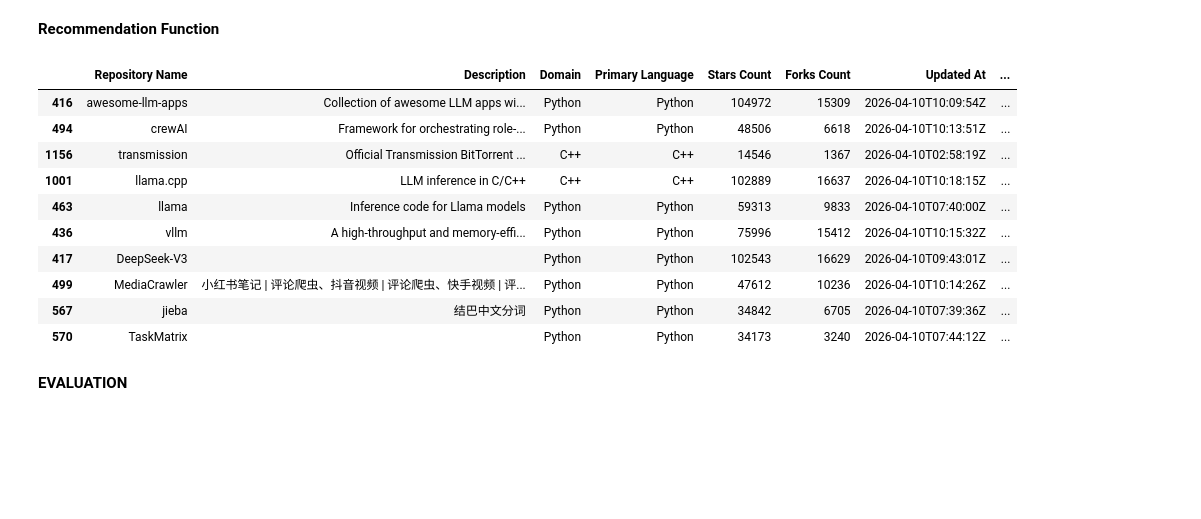
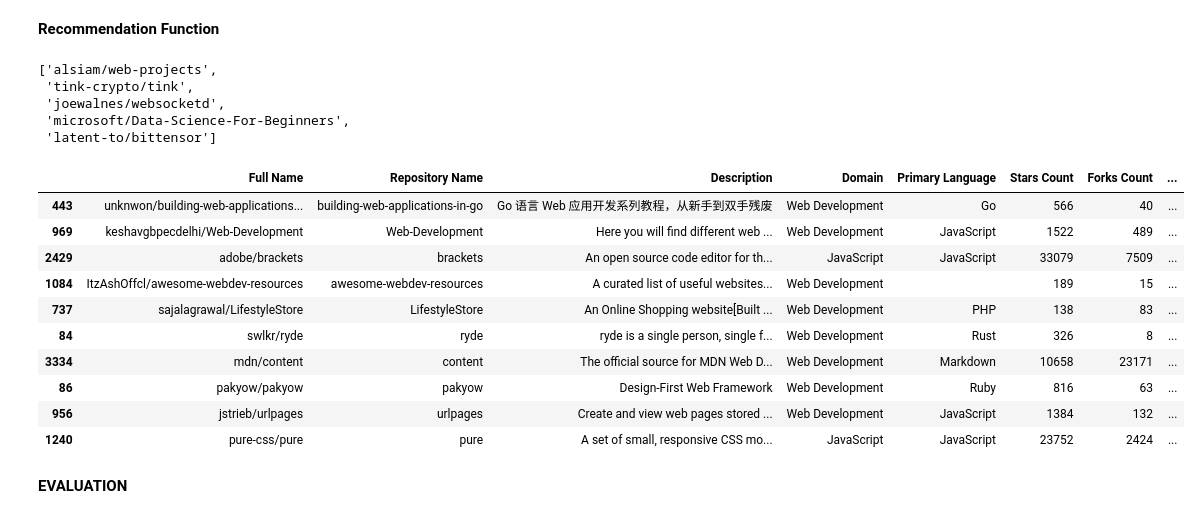
Before and after one commit to Vedid11/OpenSourceCompass, a Jupyter notebook: notebooks/model_training.ipynb, the cells around one changed output. Cells and saved outputs as stored; diff of their text form; code cells hidden in the pictures; blank space fills up the shorter version.

```diff
--- a/notebooks/model_training.ipynb
+++ b/notebooks/model_training.ipynb
@@ -90,9 +90,9 @@ df.iloc[indices][["Repository Name", "Description", "Primary Language", "Stars C
 # %%
 # Recommendation Function
 
-def recommend(repo_name, n=10):
+def recommend(full_name, n=10):
 
-    repo_indices = df.index[df["Repository Name"] == repo_name].tolist()
+    repo_indices = df.index[df["Full Name"] == full_name].tolist()
 
     if not repo_indices:
         return "Repository not found"
@@ -118,6 +118,7 @@ def recommend(repo_name, n=10):
     scores = [i[1] for i in similarity_scores]
 
     recommendations = df.iloc[indices][[
+        "Full Name",
         "Repository Name",
         "Description",
         "Domain",
@@ -130,20 +131,28 @@ def recommend(repo_name, n=10):
     recommendations["Similarity"] = scores
 
     return recommendations
+# %%
+df["Full Name"].sample(5,random_state=42).tolist()
+# %% [output]
+['alsiam/web-projects',
+ 'tink-crypto/tink',
+ 'joewalnes/websocketd',
+ 'microsoft/Data-Science-For-Beginners',
+ 'latent-to/bittensor']
 # %%
-recommend('BitNet', 10)
+recommend('alsiam/web-projects')
 # %% [output]
-|  | Repository Name | Description | Domain | Primary Language | Stars Count | Forks Count | Updated At | ... |
-| 416 | awesome-llm-apps | Collection of awesome LLM apps wi... | Python | Python | 104972 | 15309 | 2026-04-10T10:09:54Z | ... |
-| 494 | crewAI | Framework for orchestrating role-... | Python | Python | 48506 | 6618 | 2026-04-10T10:13:51Z | ... |
-| 1156 | transmission | Official Transmission BitTorrent ... | C++ | C++ | 14546 | 1367 | 2026-04-10T02:58:19Z | ... |
-| 1001 | llama.cpp | LLM inference in C/C++ | C++ | C++ | 102889 | 16637 | 2026-04-10T10:18:15Z | ... |
-| 463 | llama | Inference code for Llama models | Python | Python | 59313 | 9833 | 2026-04-10T07:40:00Z | ... |
-| 436 | vllm | A high-throughput and memory-effi... | Python | Python | 75996 | 15412 | 2026-04-10T10:15:32Z | ... |
-| 417 | DeepSeek-V3 |  | Python | Python | 102543 | 16629 | 2026-04-10T09:43:01Z | ... |
-| 499 | MediaCrawler | 小红书笔记 | 评论爬虫、抖音视频 | 评论爬虫、快手视频 | 评... | Python | Python | 47612 | 10236 | 2026-04-10T10:14:26Z | ... |
-| 567 | jieba | 结巴中文分词 | Python | Python | 34842 | 6705 | 2026-04-10T07:39:36Z | ... |
-| 570 | TaskMatrix |  | Python | Python | 34173 | 3240 | 2026-04-10T07:44:12Z | ... |
+|  | Full Name | Repository Name | Description | Domain | Primary Language | Stars Count | Forks Count | ... |
+| 443 | unknwon/building-web-applications... | building-web-applications-in-go | Go 语言 Web 应用开发系列教程，从新手到双手残废 | Web Development | Go | 566 | 40 | ... |
+| 969 | keshavgbpecdelhi/Web-Development | Web-Development | Here you will find different web ... | Web Development | JavaScript | 1522 | 489 | ... |
+| 2429 | adobe/brackets | brackets | An open source code editor for th... | JavaScript | JavaScript | 33079 | 7509 | ... |
+| 1084 | ItzAshOffcl/awesome-webdev-resources | awesome-webdev-resources | A curated list of useful websites... | Web Development |  | 189 | 15 | ... |
+| 737 | sajalagrawal/LifestyleStore | LifestyleStore | An Online Shopping website[Built ... | Web Development | PHP | 138 | 83 | ... |
+| 84 | swlkr/ryde | ryde | ryde is a single person, single f... | Web Development | Rust | 326 | 8 | ... |
+| 3334 | mdn/content | content | The official source for MDN Web D... | Web Development | Markdown | 10658 | 23171 | ... |
+| 86 | pakyow/pakyow | pakyow | Design-First Web Framework | Web Development | Ruby | 816 | 63 | ... |
+| 956 | jstrieb/urlpages | urlpages | Create and view web pages stored ... | Web Development | JavaScript | 1384 | 132 | ... |
+| 1240 | pure-css/pure | pure | A set of small, responsive CSS mo... | JavaScript | JavaScript | 23752 | 2424 | ... |
 # %% [markdown]
 **EVALUATION**
 # %%
```
Also changed, not shown: parts of 14 cells of this notebook.
